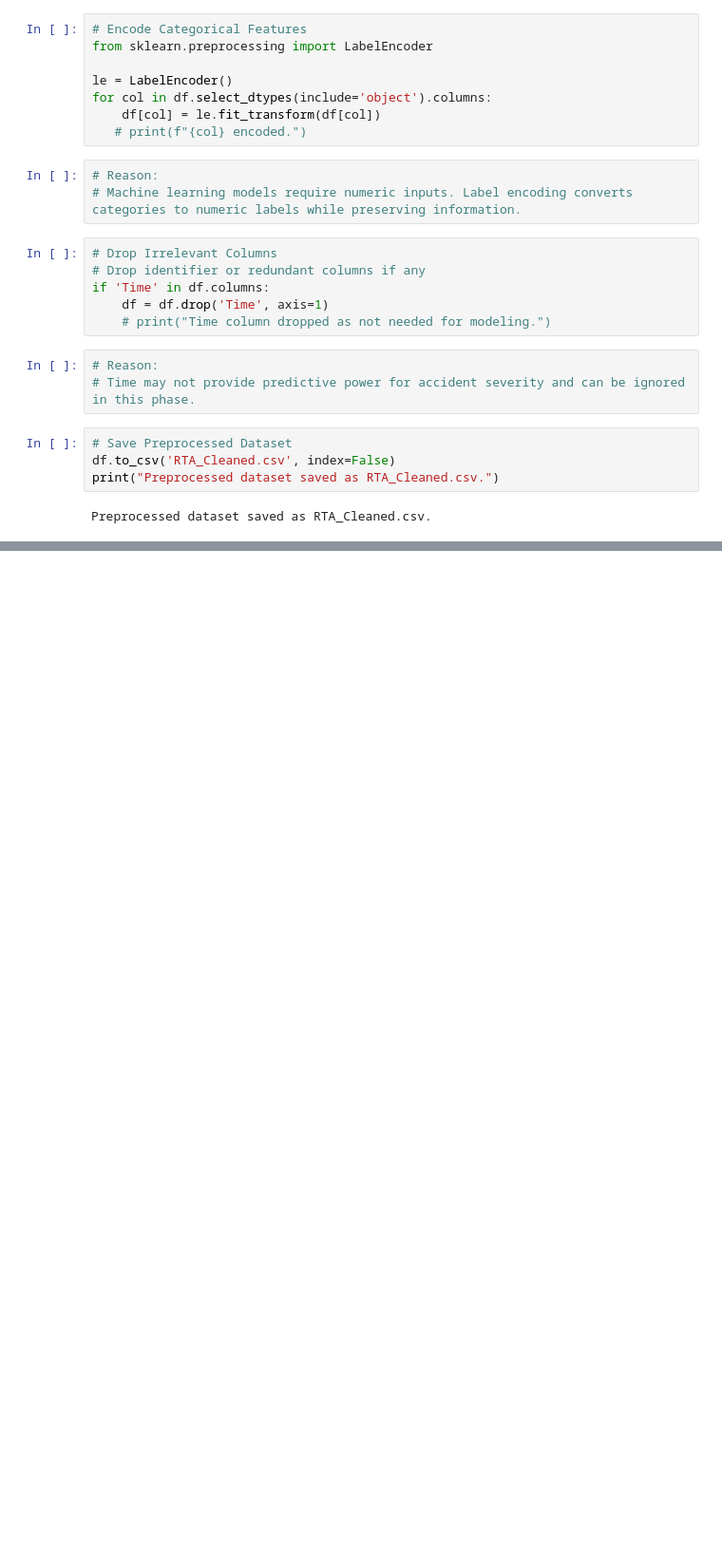
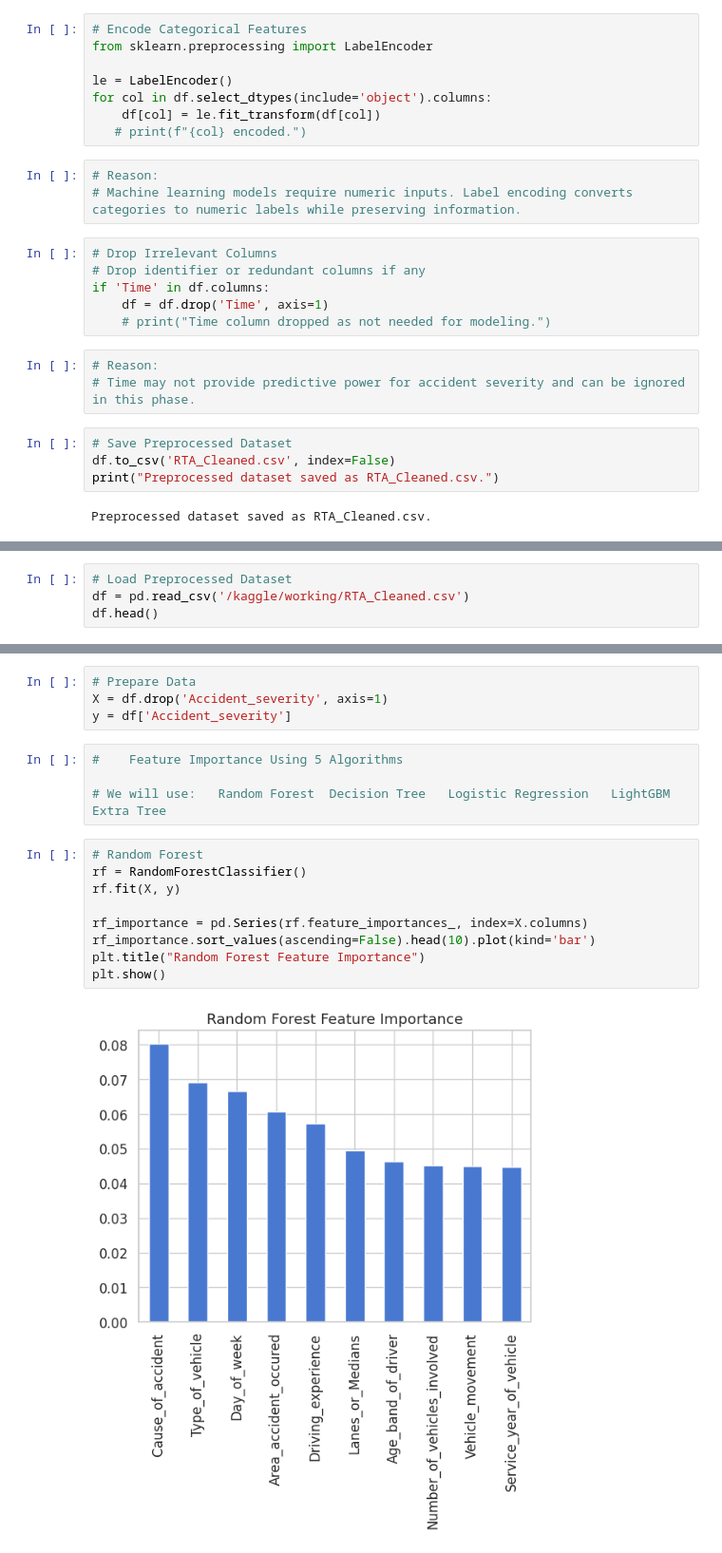
Before and after one commit to hadiaimran1090/Road-Traffic-Accidents, a Jupyter notebook: Road Traffic Accidents.ipynb, the cells around one changed output, grey strips where cells are left out. Shown at 95% size. Drawn from its saved outputs; the diff is of its cells as text; blank space fills up the shorter version.

Commit message:
Kaggle Notebook | Road Traffic Accidents | phase 3 completed

```diff
--- a/Road Traffic Accidents.ipynb
+++ b/Road Traffic Accidents.ipynb
@@ -174,0 +192,4 @@ Preprocessed dataset saved as RTA_Cleaned.csv.
+# %%
+# Load Preprocessed Dataset
+df = pd.read_csv('/kaggle/working/RTA_Cleaned.csv')
+df.head()
@@ -174,0 +204,19 @@ Preprocessed dataset saved as RTA_Cleaned.csv.
+# %%
+# Prepare Data
+X = df.drop('Accident_severity', axis=1)
+y = df['Accident_severity']
+# %%
+#    Feature Importance Using 5 Algorithms
+
+# We will use:   Random Forest  Decision Tree   Logistic Regression   LightGBM   Extra Tree
+# %%
+# Random Forest
+rf = RandomForestClassifier()
+rf.fit(X, y)
+
+rf_importance = pd.Series(rf.feature_importances_, index=X.columns)
+rf_importance.sort_values(ascending=False).head(10).plot(kind='bar')
+plt.title("Random Forest Feature Importance")
+plt.show()
+# %% [output]
+[figure, added]
```
Also changed, not shown: parts of 21 cells of this notebook.
